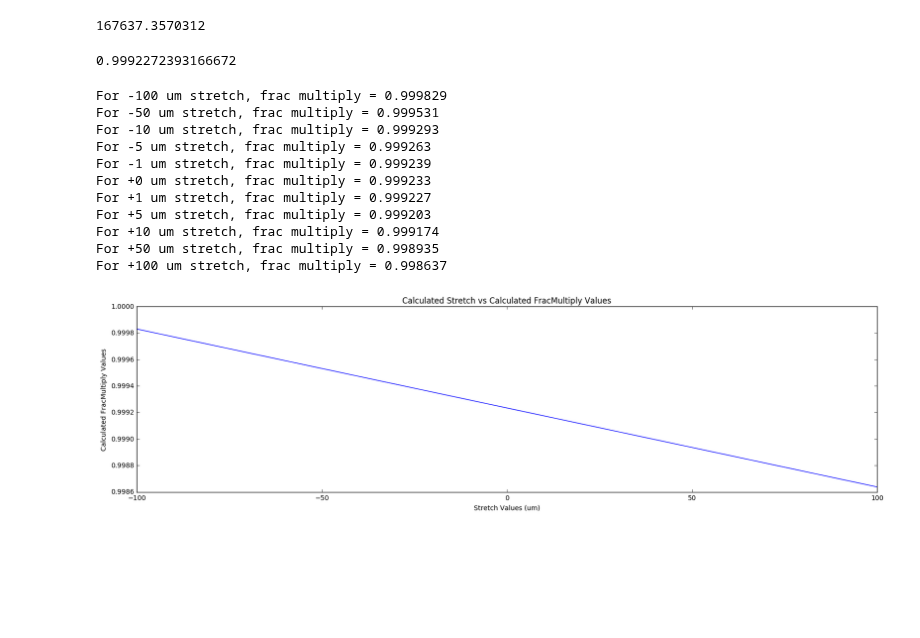
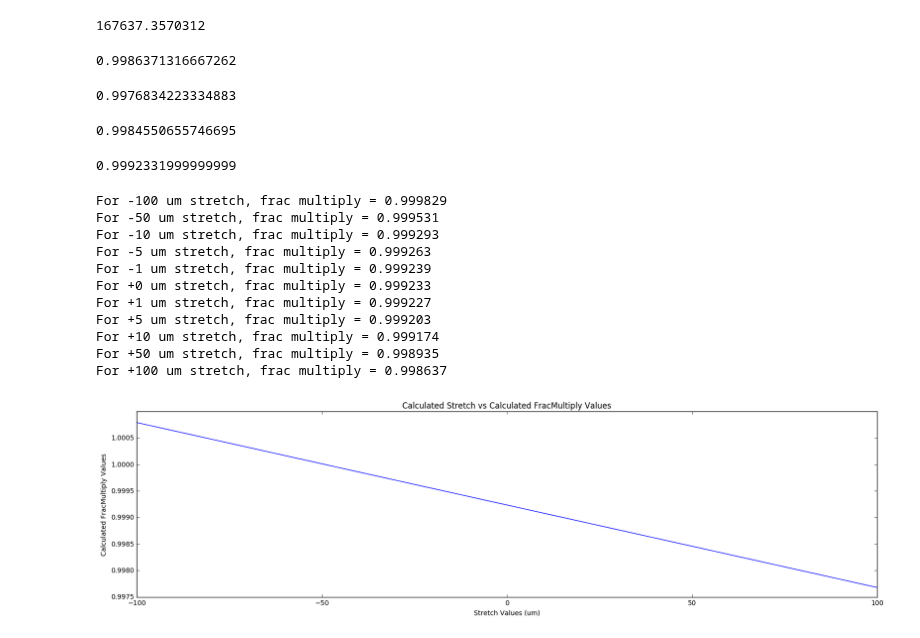
Before and after one commit to Aniruddh1/ipython-opencv-notebooks, a Jupyter notebook: notebooks/Xaar_FractionalRegValue_calcs.ipynb, the cells around one changed output. Drawn from its saved outputs; the diff is of its cells as text; code cells hidden in the pictures; blank space fills up the shorter version.

Commit message:
mods to the frac reg value notebook

```diff
--- a/notebooks/Xaar_FractionalRegValue_calcs.ipynb
+++ b/notebooks/Xaar_FractionalRegValue_calcs.ipynb
@@ -257,3 +302,18 @@ def calc_frac_multiply_stretch(stretch_um):
+# %%
+def calc_frac_multiply_stretch26b(stretch_um):
+    return ((stretch_um * (2.61089))-167637.3570312)/(-167766)
+# %%
+calc_frac_multiply_stretch(100)
+# %% [output]
+0.9986371316667262
+# %%
+calc_frac_multiply_stretch26(100)
+# %% [output]
+0.9976834223334883
+# %%
+calc_frac_multiply_stretch26b(50)
+# %% [output]
+0.9984550655746695
 # %%
 def calc_encoder_values(stretch_um):
     vals = {}
@@ -269,35 +329,35 @@ def calc_encoder_values(stretch_um):
 
     return vals
 # %%
-calc_frac_multiply_stretch(1)
+calc_frac_multiply_stretch(0)
 # %% [output]
-0.9992272393166672
+0.9992331999999999
 # %%
 stretch_list = [-100, -50, -10, -5, -1, 0, 1, 5, 10, 50, 100]
 frac_multiply_stretch_values = []
 for stretch in stretch_list:
-    frac_multiply_stretch_values.append(calc_frac_multiply_stretch(stretch))
+    frac_multiply_stretch_values.append(calc_frac_multiply_stretch26b(stretch))
     print("For %+2d um stretch, frac multiply = %f" % (stretch, calc_frac_multiply_stretch(stretch)))
 
 plt.figure(figsize=(10*2,5))
 plt.plot(stretch_list, frac_multiply_stretch_values, color='b')
 plt.title('Calculated Stretch vs Calculated FracMultiply Values')
 plt.xlabel('Stretch Values (um)')
 plt.ylabel('Calculated FracMultiply Values')
 plt.show()
 # %% [output]
 For -100 um stretch, frac multiply = 0.999829
 For -50 um stretch, frac multiply = 0.999531
 For -10 um stretch, frac multiply = 0.999293
 For -5 um stretch, frac multiply = 0.999263
 For -1 um stretch, frac multiply = 0.999239
 For +0 um stretch, frac multiply = 0.999233
 For +1 um stretch, frac multiply = 0.999227
 For +5 um stretch, frac multiply = 0.999203
 For +10 um stretch, frac multiply = 0.999174
 For +50 um stretch, frac multiply = 0.998935
 For +100 um stretch, frac multiply = 0.998637
-[figure, old version]
+[figure, new version]
 # %%
 frac_multiply_stretch_values = []
 fractional_reg_values = []
```
Also changed, not shown: parts of 6 cells of this notebook.
